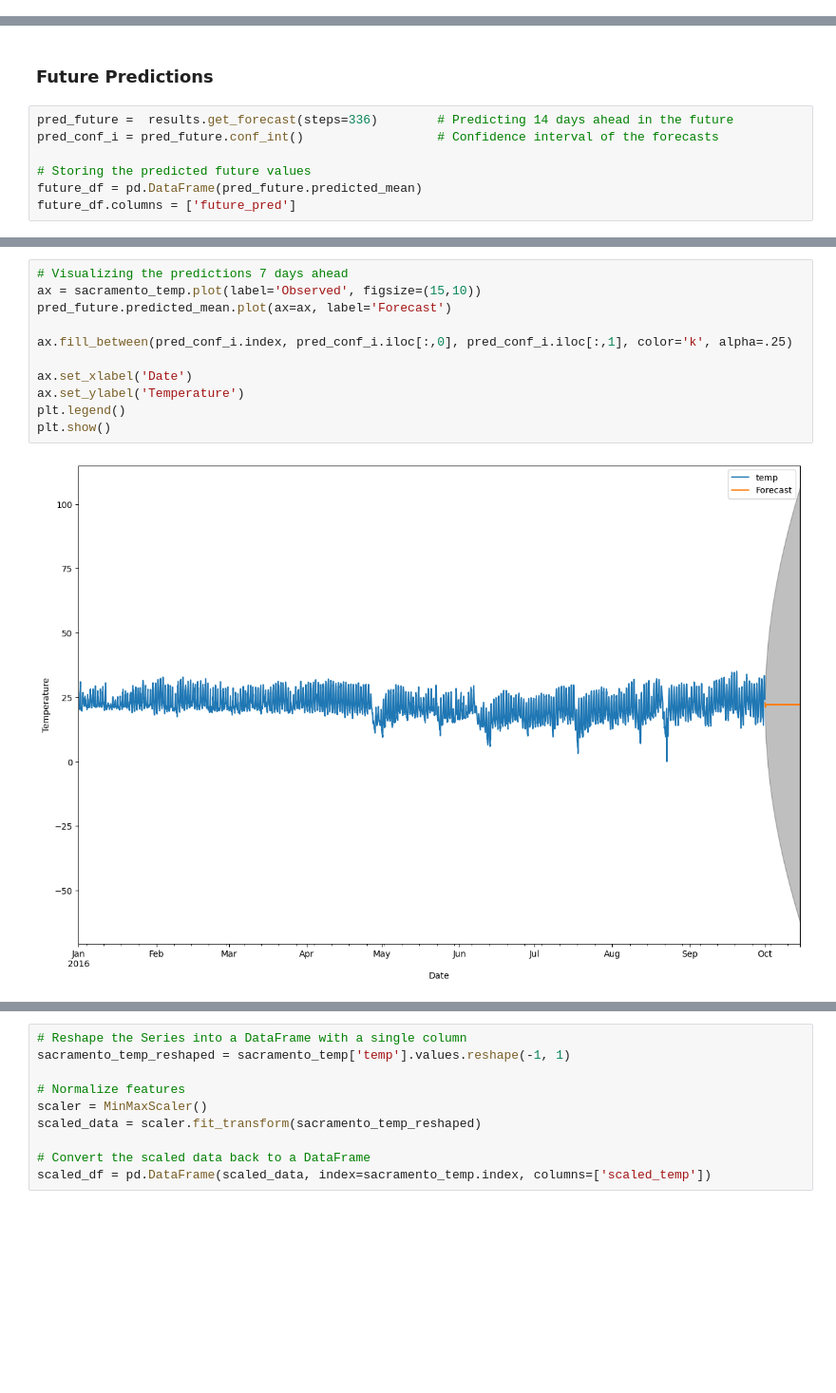
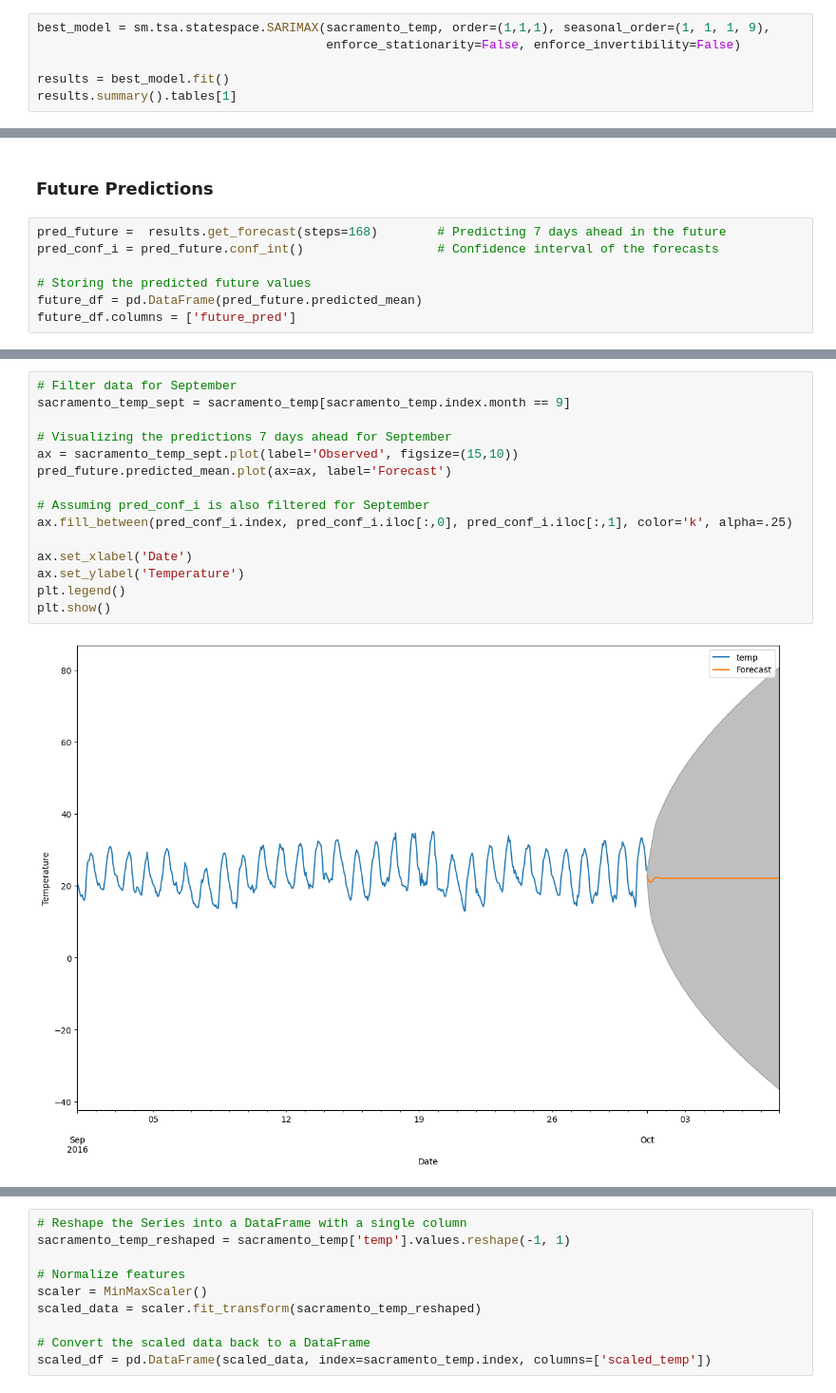
Before and after one commit to Mapua-Data-Science/module-3-exam-sudeste-group-6, a Jupyter notebook: src/notebook.ipynb, the cells around one changed output, grey strips where cells are left out. Shown at 95% size. Saved outputs shown, nothing was run; the diff lists cells and outputs as text; blank space fills up the shorter version.

```diff
--- a/src/notebook.ipynb
+++ b/src/notebook.ipynb
@@ -301,3 +385,9 @@ results.summary().tables[1]
 | ar.S.L9 | -0.1402 | 0.011 | -12.840 | 0.000 | -0.162 | -0.119 |
 | ma.S.L9 | -1.0011 | 0.004 | -249.245 | 0.000 | -1.009 | -0.993 |
 | sigma2 | 1.6659 | 0.012 | 143.990 | 0.000 | 1.643 | 1.689 |
+# %%
+best_model = sm.tsa.statespace.SARIMAX(sacramento_temp, order=(1,1,1), seasonal_order=(1, 1, 1, 9),
+                                       enforce_stationarity=False, enforce_invertibility=False)
+
+results = best_model.fit()
+results.summary().tables[1]
@@ -376,7 +490,7 @@ Root Mean Squared Error: 1.3553326627088016
 # %% [markdown]
 ### Future Predictions
 # %%
-pred_future =  results.get_forecast(steps=336)        # Predicting 14 days ahead in the future
+pred_future =  results.get_forecast(steps=168)        # Predicting 7 days ahead in the future
 pred_conf_i = pred_future.conf_int()                  # Confidence interval of the forecasts
 
 # Storing the predicted future values
@@ -385,14 +515,18 @@ future_df.columns = ['future_pred']
 # %%
-# Visualizing the predictions 7 days ahead
-ax = sacramento_temp.plot(label='Observed', figsize=(15,10))
+# Filter data for September
+sacramento_temp_sept = sacramento_temp[sacramento_temp.index.month == 9]
+
+# Visualizing the predictions 7 days ahead for September
+ax = sacramento_temp_sept.plot(label='Observed', figsize=(15,10))
 pred_future.predicted_mean.plot(ax=ax, label='Forecast')
 
+# Assuming pred_conf_i is also filtered for September
 ax.fill_between(pred_conf_i.index, pred_conf_i.iloc[:,0], pred_conf_i.iloc[:,1], color='k', alpha=.25)
 
 ax.set_xlabel('Date')
 ax.set_ylabel('Temperature')
 plt.legend()
 plt.show()
 # %% [output]
-[figure, old version]
+[figure, new version]
 # %% [markdown]
```
Also changed, not shown: parts of 54 cells of this notebook.
